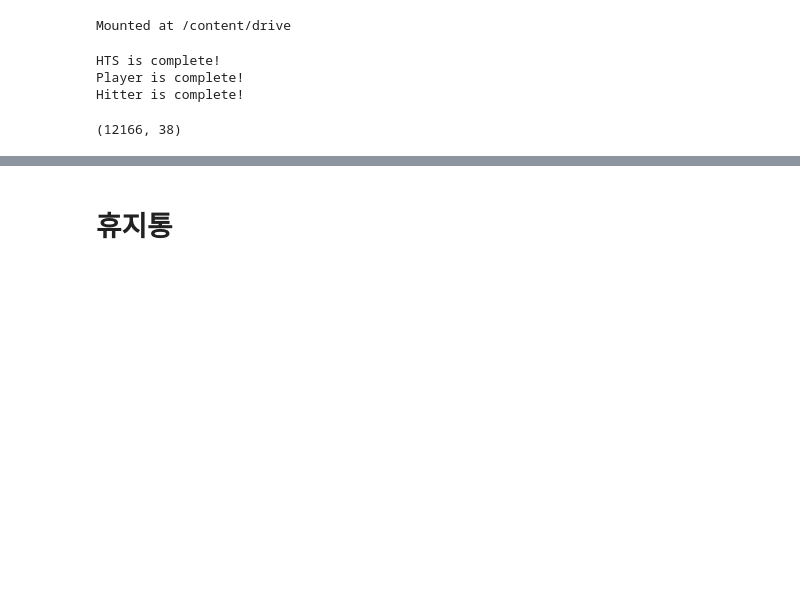
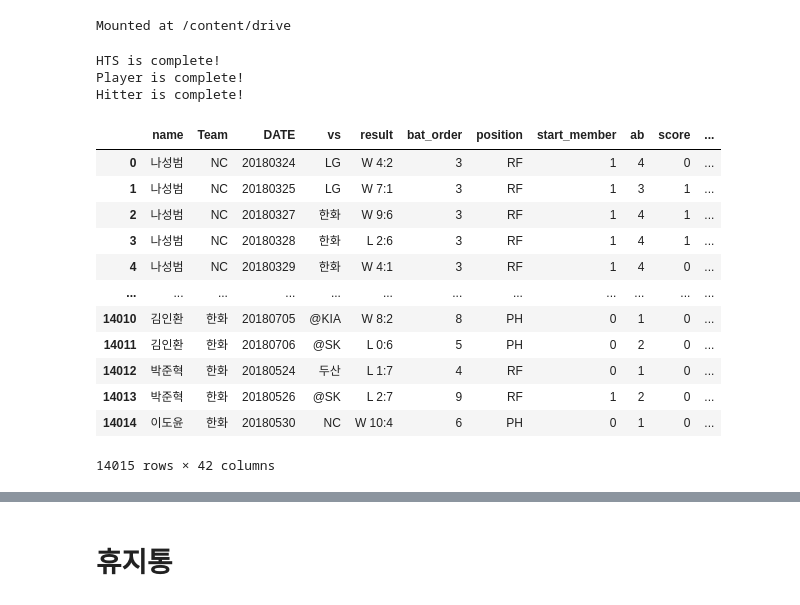
Before and after one commit to KimGriezmann/Bigcontest_2021, a Jupyter notebook: working_space_SeongGwan/split_coding_class.ipynb, the cells around one changed output, grey strips where cells are left out. Drawn from its saved outputs; the diff is of its cells as text; code cells hidden in the pictures; blank space fills up the shorter version.

```diff
--- a/working_space_SeongGwan/split_coding_class.ipynb
+++ b/working_space_SeongGwan/split_coding_class.ipynb
@@ -66,10 +66,3 @@ concat_df()
 HTS is complete!
 Player is complete!
 Hitter is complete!
-# %%
-df = pd.read_csv('/content/drive/MyDrive/빅콘테스트/final_ops_data_2021.csv', encoding='CP949')
-df['day'] = df['day'].apply(lambda x: int(x.replace('-', '')))
-
-df.shape
-# %% [output]
-(12166, 38)
@@ -75,0 +74,16 @@ df.shape
+# %%
+df_2018
+# %% [output]
+|  | name | Team | DATE | vs | result | bat_order | position | start_member | ab | score | ... |
+| 0 | 나성범 | NC | 20180324 | LG | W 4:2 | 3 | RF | 1 | 4 | 0 | ... |
+| 1 | 나성범 | NC | 20180325 | LG | W 7:1 | 3 | RF | 1 | 3 | 1 | ... |
+| 2 | 나성범 | NC | 20180327 | 한화 | W 9:6 | 3 | RF | 1 | 4 | 1 | ... |
+| 3 | 나성범 | NC | 20180328 | 한화 | L 2:6 | 3 | RF | 1 | 4 | 1 | ... |
+| 4 | 나성범 | NC | 20180329 | 한화 | W 4:1 | 3 | RF | 1 | 4 | 0 | ... |
+| ... | ... | ... | ... | ... | ... | ... | ... | ... | ... | ... | ... |
+| 14010 | 김인환 | 한화 | 20180705 | @KIA | W 8:2 | 8 | PH | 0 | 1 | 0 | ... |
+| 14011 | 김인환 | 한화 | 20180706 | @SK | L 0:6 | 5 | PH | 0 | 2 | 0 | ... |
+| 14012 | 박준혁 | 한화 | 20180524 | 두산 | L 1:7 | 4 | RF | 0 | 1 | 0 | ... |
+| 14013 | 박준혁 | 한화 | 20180526 | @SK | L 2:7 | 9 | RF | 1 | 2 | 0 | ... |
+| 14014 | 이도윤 | 한화 | 20180530 | NC | W 10:4 | 6 | PH | 0 | 1 | 0 | ... |
+14015 rows × 42 columns
```
Also changed, not shown: parts of 10 cells of this notebook.
